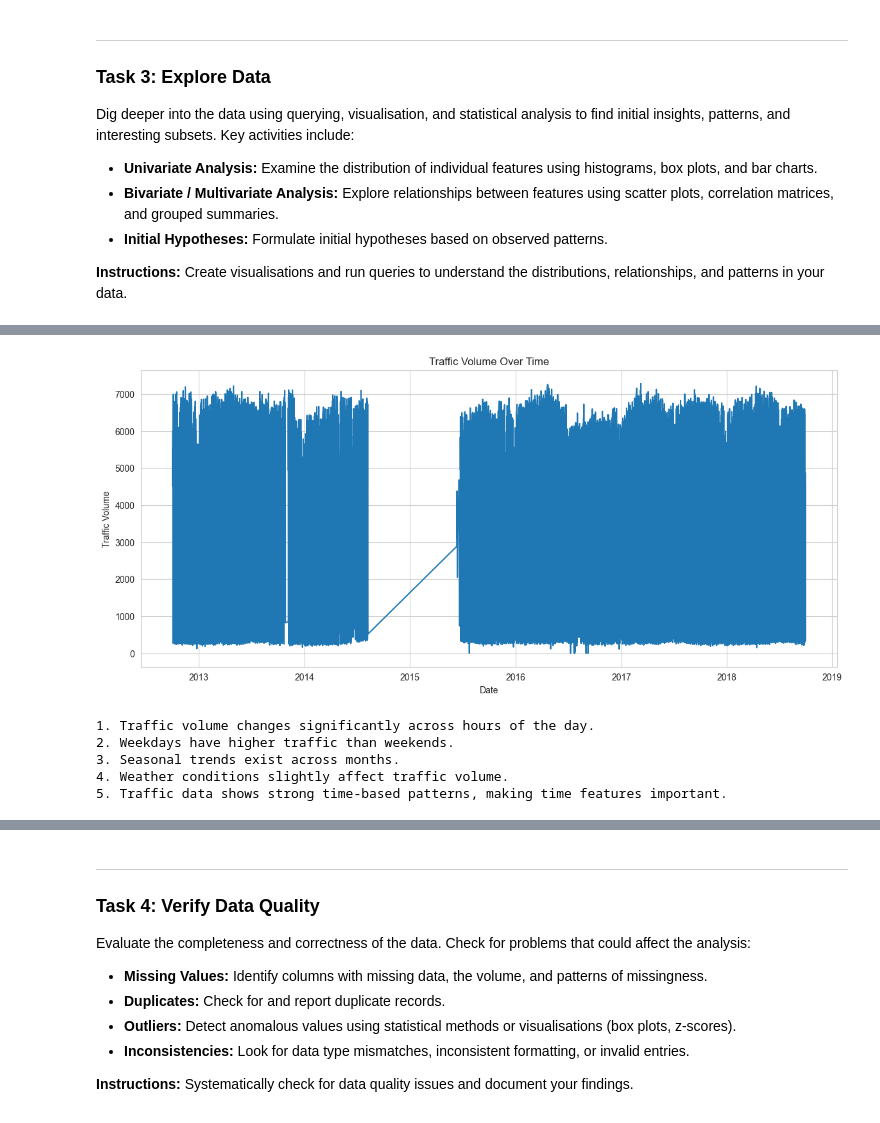
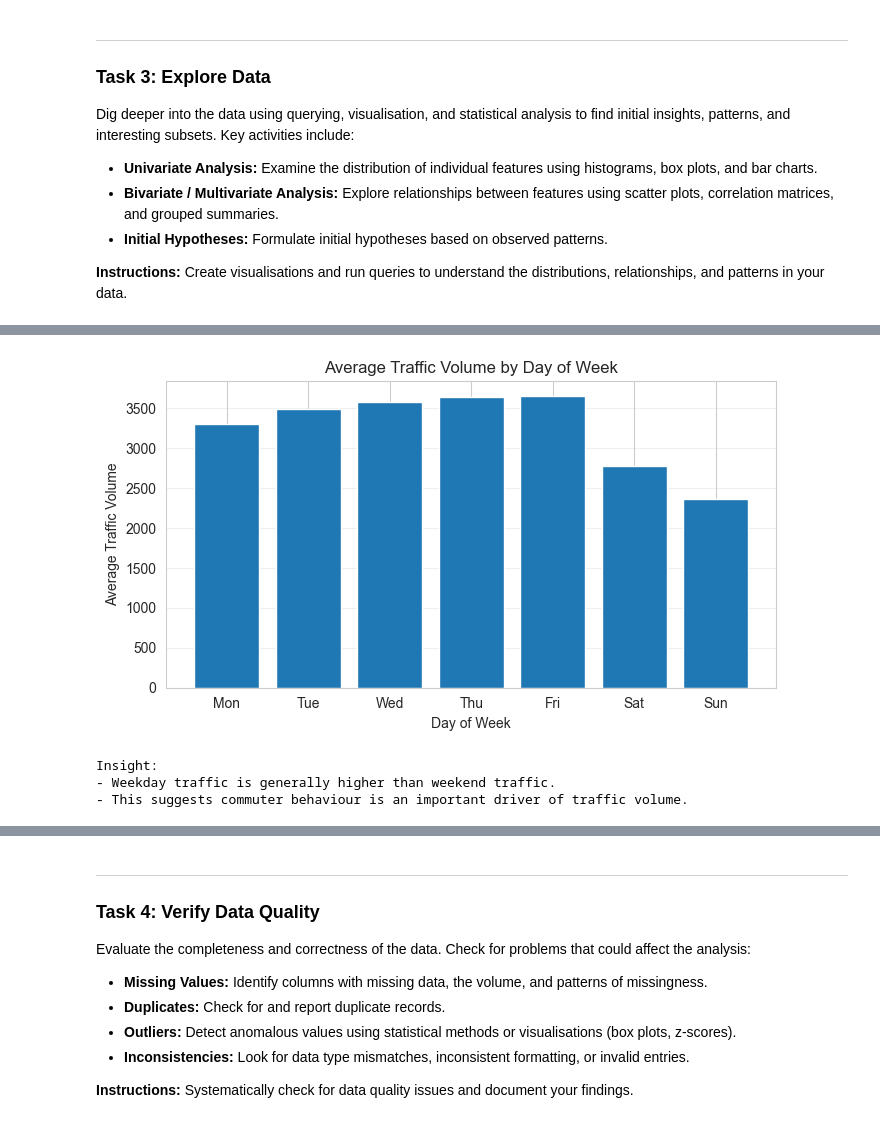
Before and after one commit to zeinaabouelmagdd/traffic-volume-forecasting-project, a Jupyter notebook: notebooks/Phase_2_Data_Understanding.ipynb, the cells around one changed output, grey strips where cells are left out. Saved outputs shown, nothing was run; the diff lists cells and outputs as text; code cells hidden in the pictures.

```diff
--- a/notebooks/Phase_2_Data_Understanding.ipynb
+++ b/notebooks/Phase_2_Data_Understanding.ipynb
@@ -237,30 +283,22 @@ plt.show()
-# %%
-df = df.sort_values("date_time")
-
-plt.figure(figsize=(14,6))
-plt.plot(df["date_time"], df["traffic_volume"])
-plt.title("Traffic Volume Over Time")
-plt.xlabel("Date")
-plt.ylabel("Traffic Volume")
-plt.show()
-# %% [output]
-[figure, removed]
-# %%
-# TODO: Document any initial insights or hypotheses from your exploration.
-
-initial_insights = [
-    "Traffic volume changes significantly across hours of the day.",
-    "Weekdays have higher traffic than weekends.",
-    "Seasonal trends exist across months.",
-    "Weather conditions slightly affect traffic volume.",
-    "Traffic data shows strong time-based patterns, making time features important."
-]
-
-for i, insight in enumerate(initial_insights, 1):
-    print(f"{i}. {insight}")
-# %% [output]
-1. Traffic volume changes significantly across hours of the day.
-2. Weekdays have higher traffic than weekends.
-3. Seasonal trends exist across months.
-4. Weather conditions slightly affect traffic volume.
-5. Traffic data shows strong time-based patterns, making time features important.
+# %%
+# Traffic by day of week
+day_labels = ["Mon", "Tue", "Wed", "Thu", "Fri", "Sat", "Sun"]
+dow = df.groupby("day_of_week")["traffic_volume"].mean().reindex(range(7))
+
+plt.figure(figsize=(7, 4))
+plt.bar(day_labels, dow.values)
+plt.title("Average Traffic Volume by Day of Week")
+plt.xlabel("Day of Week")
+plt.ylabel("Average Traffic Volume")
+plt.grid(axis="y", alpha=0.3)
+plt.tight_layout()
+plt.show()
+
+print("Insight:")
+print("- Weekday traffic is generally higher than weekend traffic.")
+print("- This suggests commuter behaviour is an important driver of traffic volume.")
+# %% [output]
+[figure, added]
+Insight:
+- Weekday traffic is generally higher than weekend traffic.
+- This suggests commuter behaviour is an important driver of traffic volume.
```
Also changed, not shown: parts of 27 cells of this notebook, 2 other files.
